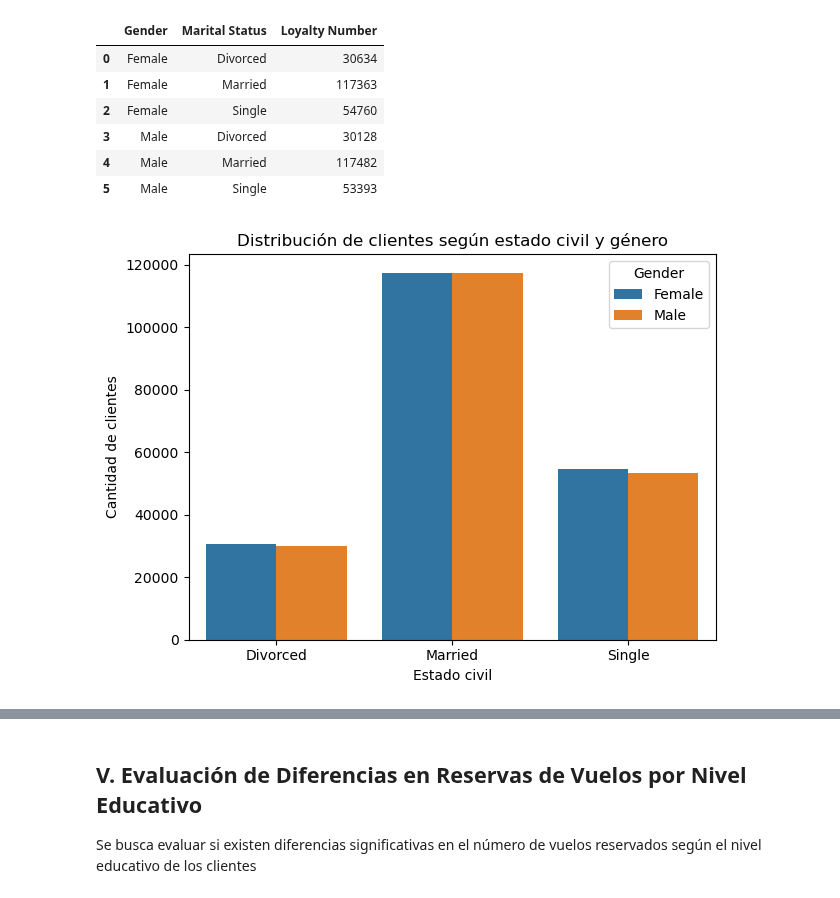
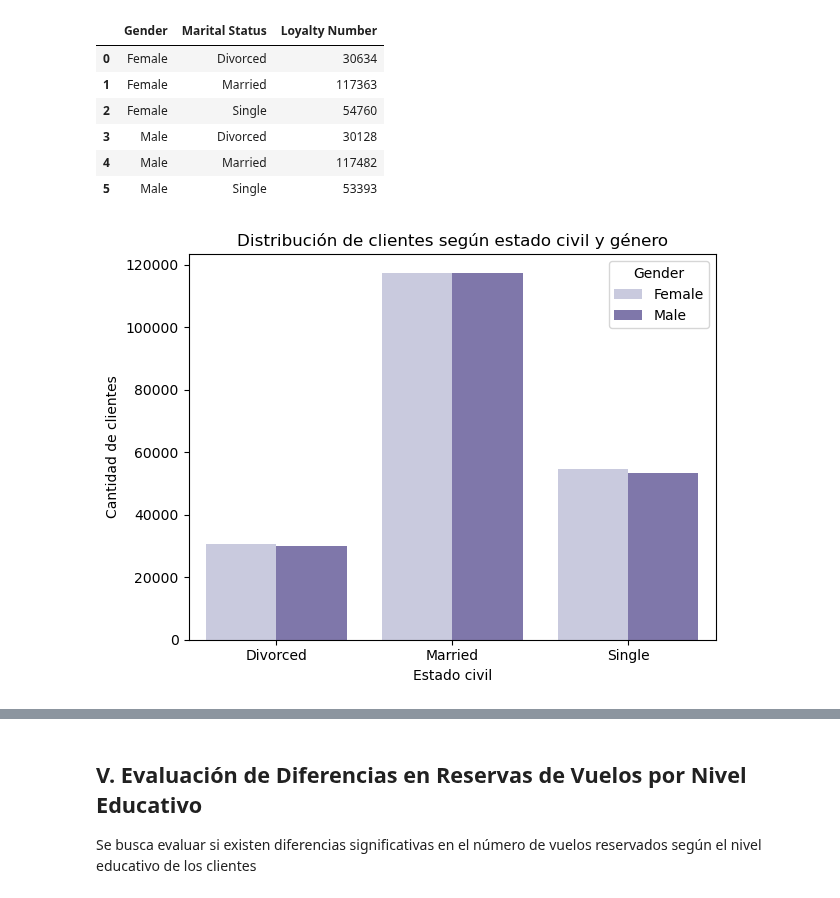
Before and after one commit to Adalab/bda-modulo-3-evaluacion-final-MarPastor, a Jupyter notebook: notebook/final_evaluation_mod3_marpastor.ipynb, the cells around one changed output, grey strips where cells are left out. Cells and saved outputs as stored; diff of their text form; code cells hidden in the pictures.

```diff
--- a/notebook/final_evaluation_mod3_marpastor.ipynb
+++ b/notebook/final_evaluation_mod3_marpastor.ipynb
@@ -1280,15 +1307,19 @@ df_distribucion
 | 3 | Male | Divorced | 30128 |
 | 4 | Male | Married | 117482 |
 | 5 | Male | Single | 53393 |
+# %%
+custom_palette2 = sns.color_palette('Purples', n_colors=2)
 # %%
-sns.barplot(data=df_distribucion, x='Marital Status', y='Loyalty Number', hue='Gender', errorbar=None)
+# usamos barplot para relacionar 1 categoría numérica y 2 categóricas
+
+sns.barplot(data=df_distribucion, x='Marital Status', y='Loyalty Number', hue='Gender', errorbar=None, palette=custom_palette2)
 plt.title('Distribución de clientes según estado civil y género')
 plt.ylabel('Cantidad de clientes')
 plt.xlabel('Estado civil')
 plt.tight_layout()
 plt.show();
 # %% [output]
-[figure, old version]
+[figure, new version]
 # %%
 # como cada fila representa un cliente, al no haber datos duplicados, tambien podemos visualizar con countplot
 
```
Also changed, not shown: parts of 15 cells of this notebook.
